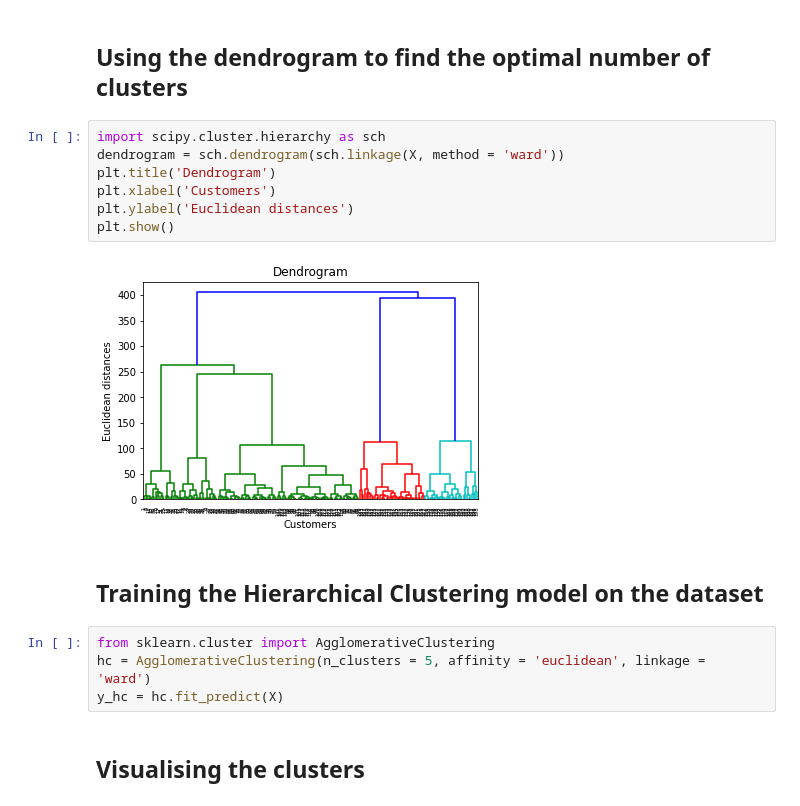
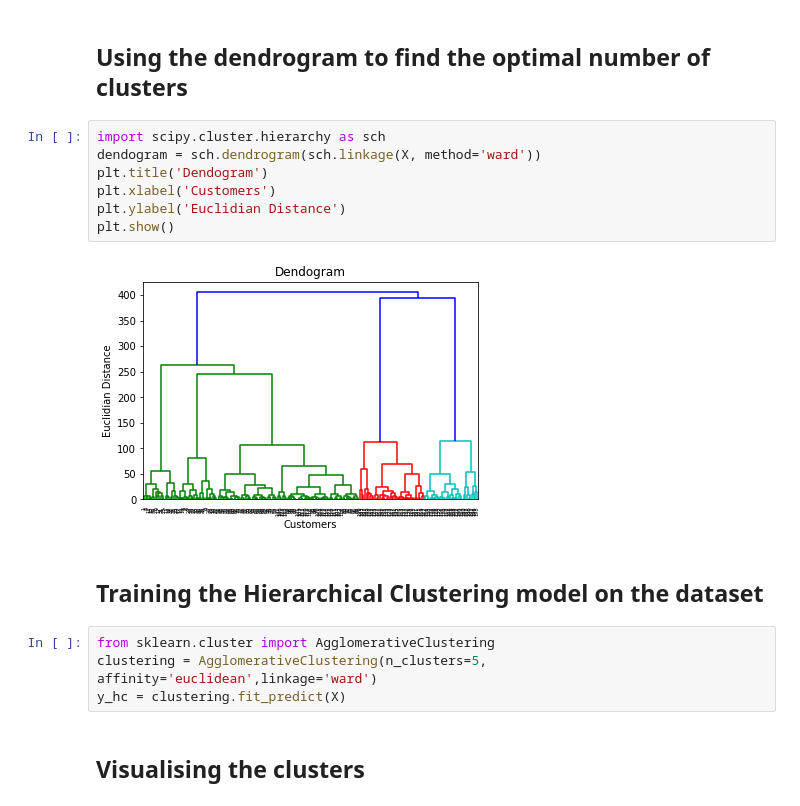
Before and after one commit to Samvid95/ML-Practice, a Jupyter notebook: hierarchical_clustering.ipynb, the cells around one changed output. Saved outputs shown, nothing was run; the diff lists cells and outputs as text.

Commit message:
Hierarchical Clustering done.

```diff
--- a/hierarchical_clustering.ipynb
+++ b/hierarchical_clustering.ipynb
@@ -17,19 +17,19 @@ X = dataset.iloc[:, [3, 4]].values
 ## Using the dendrogram to find the optimal number of clusters
 # %%
 import scipy.cluster.hierarchy as sch
-dendrogram = sch.dendrogram(sch.linkage(X, method = 'ward'))
-plt.title('Dendrogram')
+dendogram = sch.dendrogram(sch.linkage(X, method='ward'))
+plt.title('Dendogram')
 plt.xlabel('Customers')
-plt.ylabel('Euclidean distances')
+plt.ylabel('Euclidian Distance')
 plt.show()
 # %% [output]
-[figure, old version]
+[figure, new version]
 # %% [markdown]
 ## Training the Hierarchical Clustering model on the dataset
 # %%
 from sklearn.cluster import AgglomerativeClustering
-hc = AgglomerativeClustering(n_clusters = 5, affinity = 'euclidean', linkage = 'ward')
-y_hc = hc.fit_predict(X)
+clustering = AgglomerativeClustering(n_clusters=5, affinity='euclidean',linkage='ward')
+y_hc = clustering.fit_predict(X)
 # %% [markdown]
 ## Visualising the clusters
 # %%
```
